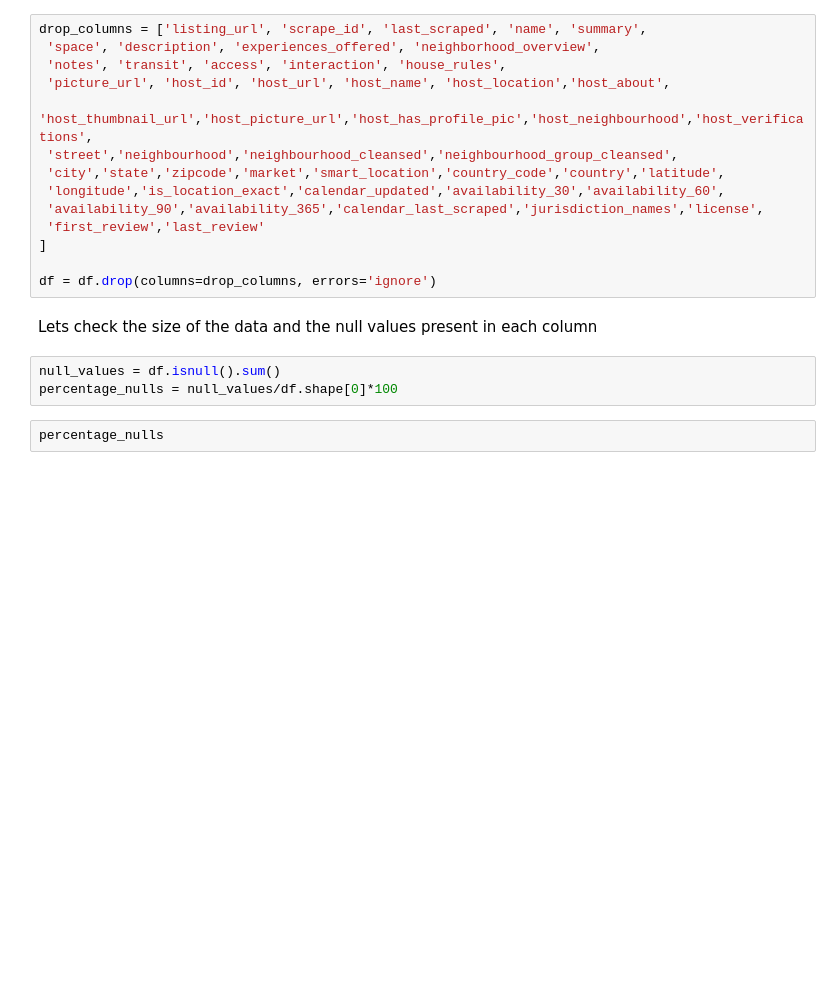
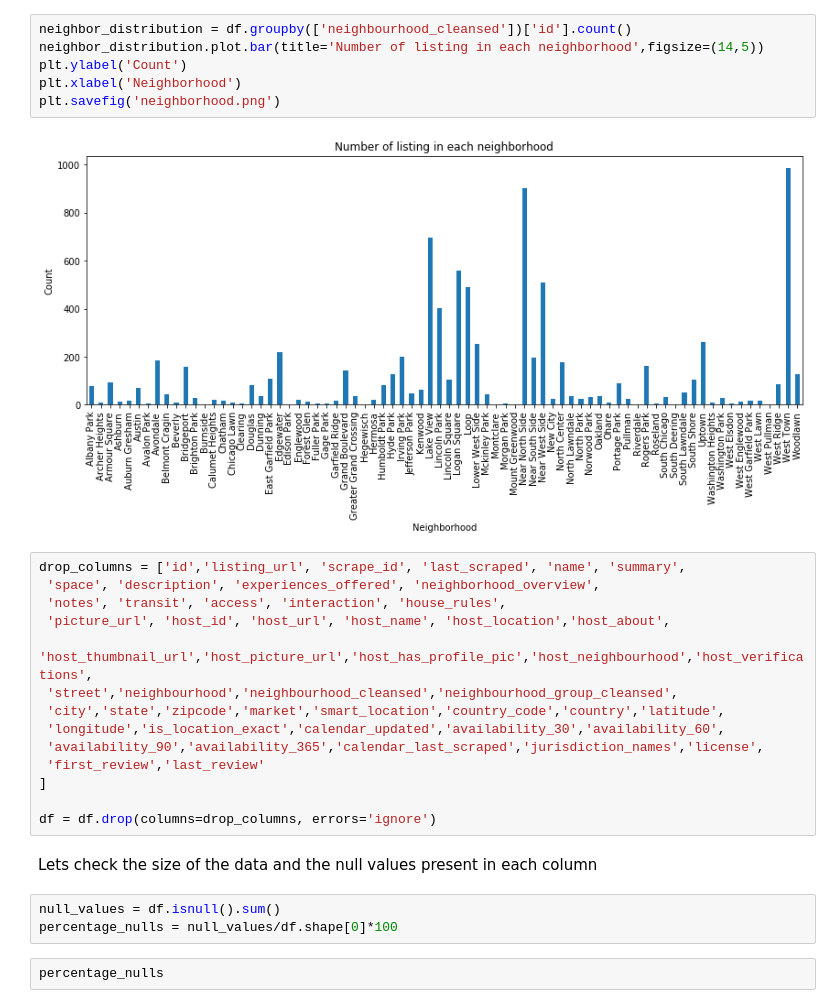
Before and after one commit to addu1/DS_NANO, a Jupyter notebook: airbnb_chicago/chicago.ipynb, the cells around one changed output. Drawn from its saved outputs; the diff is of its cells as text; blank space fills up the shorter version.

```diff
--- a/airbnb_chicago/chicago.ipynb
+++ b/airbnb_chicago/chicago.ipynb
@@ -24,5 +80,13 @@ df.head()
+# %%
+neighbor_distribution = df.groupby(['neighbourhood_cleansed'])['id'].count()
+neighbor_distribution.plot.bar(title='Number of listing in each neighborhood',figsize=(14,5))
+plt.ylabel('Count')
+plt.xlabel('Neighborhood')
+plt.savefig('neighborhood.png')
+# %% [output]
+[figure, added]
 # %%
-drop_columns = ['listing_url', 'scrape_id', 'last_scraped', 'name', 'summary',
+drop_columns = ['id','listing_url', 'scrape_id', 'last_scraped', 'name', 'summary',
  'space', 'description', 'experiences_offered', 'neighborhood_overview',
  'notes', 'transit', 'access', 'interaction', 'house_rules',
  'picture_url', 'host_id', 'host_url', 'host_name', 'host_location','host_about',
```
Also changed, not shown: parts of 63 cells of this notebook, 6 other files.
